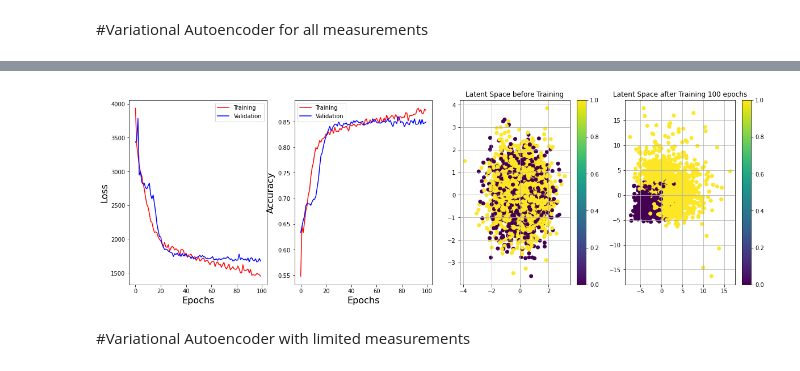
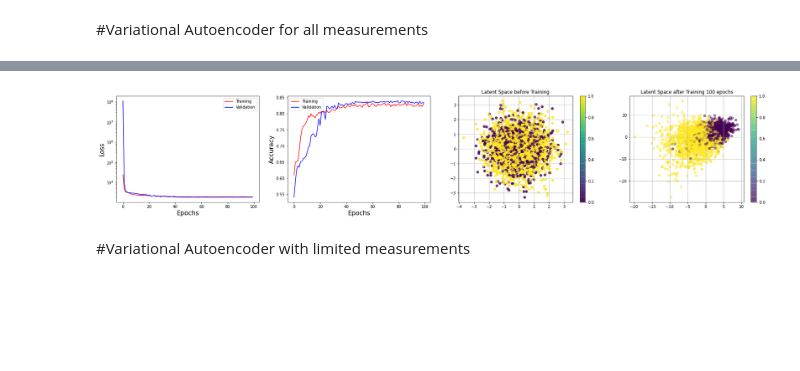
Before and after one commit to nahumsa/Entanglement-VAE, a Jupyter notebook: VAE Entanglement Witness.ipynb, the cells around one changed output, grey strips where cells are left out. Cells and saved outputs as stored; diff of their text form; code cells hidden in the pictures; blank space fills up the shorter version.

Commit message:
Added callbacks

```diff
--- a/VAE Entanglement Witness.ipynb
+++ b/VAE Entanglement Witness.ipynb
@@ -194,20 +195,37 @@ bvae = EntanglementSoftmax(input_dim = input_dimension
 z_mu_b = bvae.encoder.predict(X_test)
 # %%
 #Compile Parameters (These parameters depend on a fine tuning)
-LEARNING_RATE = 0.0005
+LEARNING_RATE = 0.005
 R_LOSS_FACTOR = 5000
 BETA = 1
 bvae.compile(LEARNING_RATE, R_LOSS_FACTOR, BETA)
 
+#Callbacks
+from keras.callbacks import ReduceLROnPlateau, EarlyStopping
+reduce_LR = ReduceLROnPlateau(monitor='val_loss',
+                              factor=0.1,
+                              patience=5,
+                              verbose=1,
+                              mode='auto',
+                              min_delta=0.0001,
+                              cooldown=0, min_lr=0)
+
+early_stopping = EarlyStopping(monitor='val_acc',
+                               min_delta=0.01,
+                               patience=5,
+                               verbose=1,
+                               mode='max',
+                               restore_best_weights=True)
+
+callbacks = [reduce_LR]
+
 # Training Parameters
-
 BATCH_SIZE = 256
 EPOCHS = 100
 PRINT_EVERY_N_BATCHES = 100
 INITIAL_EPOCH = 0
 
-history = bvae.train(
-                      x_train = X_train
+history = bvae.train( x_train = X_train
                     , y_train = Y_train_cat
                     , batch_size = BATCH_SIZE
                     , validation_data = (X_test, Y_test_cat)
@@ -215,6 +233,7 @@ history = bvae.train(
                     , run_folder = RUN_FOLDER
                     , print_every_n_batches = PRINT_EVERY_N_BATCHES
                     , initial_epoch = INITIAL_EPOCH
+                    , callbacks = callbacks
                     )
 # %%
 #Metrics
@@ -222,37 +241,39 @@ loss = history.history['loss']
 val_loss = history.history['val_loss']
 accuracy = history.history['acc']
 val_accuracy = history.history['val_acc']
 
 #Epochs
 epochs = np.arange(INITIAL_EPOCH, EPOCHS, 1)
 
-fig, (ax1, ax2, ax3, ax4) = plt.subplots(1, 4, figsize=(20,6))
+fig, (ax1, ax2, ax3, ax4) = plt.subplots(1, 4, figsize=(30,5))
+
 
 ax1.plot(epochs, loss, 'r', label='Training')
 ax1.plot(epochs, val_loss, 'b', label='Validation')
 ax1.set_xlabel('Epochs', size=16)
 ax1.set_ylabel('Loss', size=16)
+ax1.set_yscale('log')
 ax1.legend()
 
 ax2.plot(epochs, accuracy, 'r', label='Training')
 ax2.plot(epochs, val_accuracy, 'b', label='Validation')
 ax2.set_xlabel('Epochs', size=16)
 ax2.set_ylabel('Accuracy', size=16)
 ax2.legend()
 
-ims = ax3.scatter(z_mu_b[:, 0], z_mu_b[:, 1], c=Y_test)
+ims = ax3.scatter(z_mu_b[:, 0], z_mu_b[:, 1], alpha=0.8, c=Y_test)
 ax3.set_title(f'Latent Space before Training')
 ax3.grid()
 plt.colorbar(ims, ax=ax3)
 
 z_mu = bvae.encoder.predict(X_test)
-ims = ax4.scatter(z_mu[:, 0], z_mu[:, 1], c=Y_test)
+ims = ax4.scatter(z_mu[:, 0], z_mu[:, 1], alpha=0.5, c=Y_test)
 ax4.set_title(f'Latent Space after Training {EPOCHS} epochs')
 ax4.grid()
 plt.colorbar(ims, ax=ax4)
 plt.show()
 # %% [output]
-[figure, old version]
+[figure, new version]
 # %% [markdown]
 
 
```
Also changed, not shown: parts of 3 cells of this notebook.
